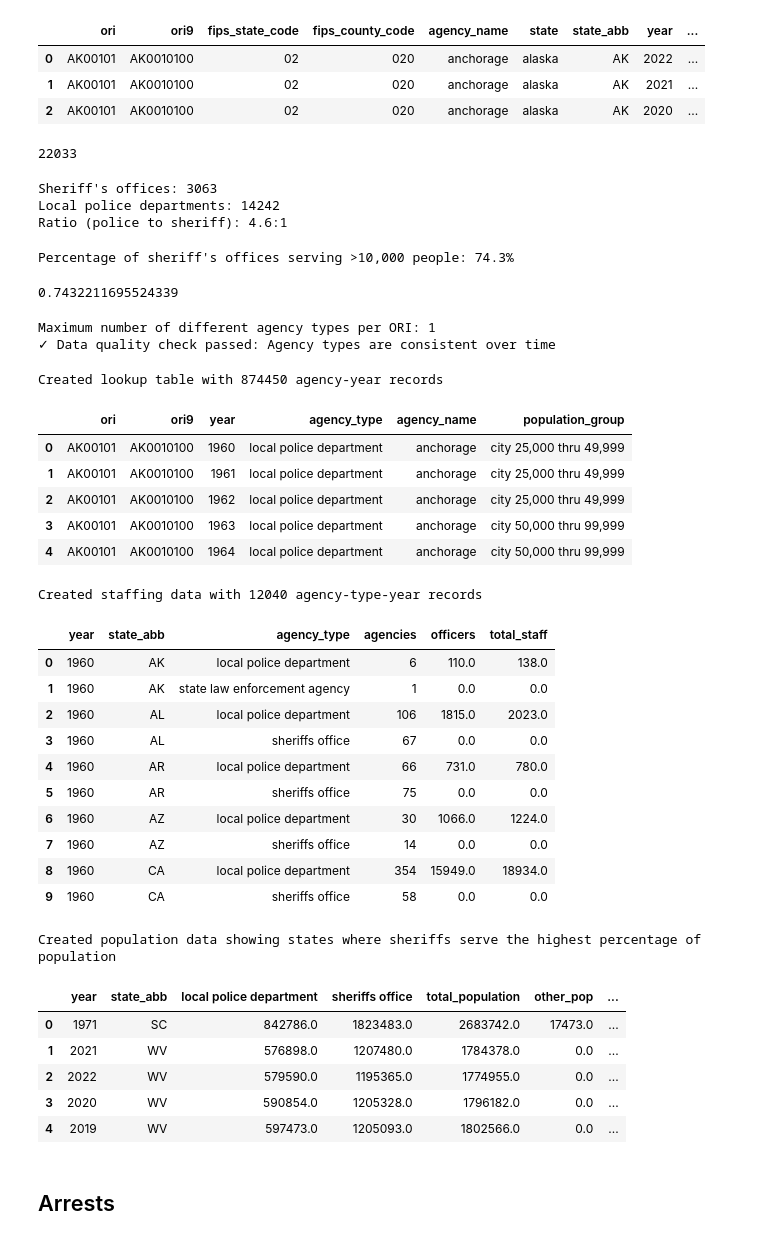
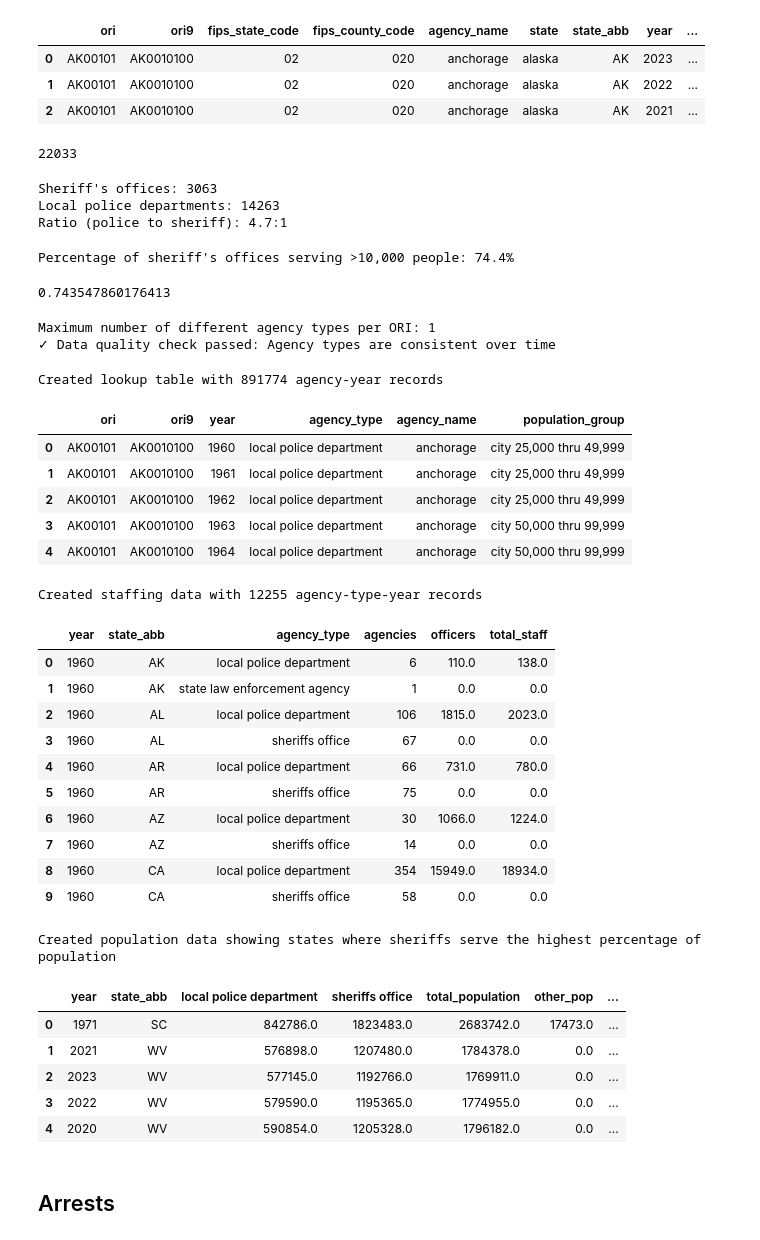
Before and after one commit to cbs-news-data/sheriff_documentary_analysis, a Jupyter notebook: cleaning_notebooks/1_process_ucr.ipynb, the cells around one changed output. Cells and saved outputs as stored; diff of their text form; code cells hidden in the pictures.

```diff
--- a/cleaning_notebooks/1_process_ucr.ipynb
+++ b/cleaning_notebooks/1_process_ucr.ipynb
@@ -35,34 +35,34 @@ keepcols = [
 # %%
 # Load and clean the LEOKA (Law Enforcement Officers Killed and Assaulted) data
 # This data comes from the FBI's Uniform Crime Reporting program and contains information about
 # law enforcement agencies, their staffing levels, and incidents involving officers
 # Source: https://www.icpsr.umich.edu/web/NACJD/studies/38800/datadocumentation
 leoka = (
     pyreadr
     .read_r(
         # Using Jacob Kaplan's concatenated files for easier processing
-        f"../data/leoka_yearly_1960_2022.rds",
+        f"../data/leoka_yearly_1960_2023.rds",
     )
     [None]  # Extract the single dataframe from the R data structure
     [keepcols]  # Select only the columns we need
     .assign(
         # Convert data types to ensure consistency and proper processing
         ori=lambda x: x.ori.astype(str),
         ori9=lambda x: x.ori9.astype(str),
         year = lambda x: x.year.astype(int).astype(str),
         agency_name=lambda x: x.agency_name.astype(str),
         state=lambda x: x.state.astype(str),
         state_abb=lambda x: x.state_abb.astype(str),
         # agency_type=lambda x: x.agency_type.astype(str),  # Commented out - already string
         msa=lambda x: x.msa.astype(str),
     )
 )
 leoka.head(3)
 # %% [output]
 |  | ori | ori9 | fips_state_code | fips_county_code | agency_name | state | state_abb | year | ... |
-| 0 | AK00101 | AK0010100 | 02 | 020 | anchorage | alaska | AK | 2022 | ... |
-| 1 | AK00101 | AK0010100 | 02 | 020 | anchorage | alaska | AK | 2021 | ... |
-| 2 | AK00101 | AK0010100 | 02 | 020 | anchorage | alaska | AK | 2020 | ... |
+| 0 | AK00101 | AK0010100 | 02 | 020 | anchorage | alaska | AK | 2023 | ... |
+| 1 | AK00101 | AK0010100 | 02 | 020 | anchorage | alaska | AK | 2022 | ... |
+| 2 | AK00101 | AK0010100 | 02 | 020 | anchorage | alaska | AK | 2021 | ... |
 # %%
 # Check the total number of unique agencies (using ori9 which is the extended identifier)
 # This gives us a sense of the scope of law enforcement agencies covered in the dataset
@@ -80,8 +80,8 @@ print(f"Local police departments: {police['ori'].nunique()}")
 print(f"Ratio (police to sheriff): {police['ori'].nunique() / sheriffs['ori'].nunique():.1f}:1")
 # %% [output]
 Sheriff's offices: 3063
-Local police departments: 14242
-Ratio (police to sheriff): 4.6:1
+Local police departments: 14263
+Ratio (police to sheriff): 4.7:1
 # %%
 # Calculate what percentage of sheriff's offices serve populations greater than 10,000
 # This helps us understand the size distribution of sheriff's offices
@@ -106,8 +106,8 @@ print(f"Percentage of sheriff's offices serving >10,000 people: {percentage_over
 # Return the raw calculation for reference
 percentage_over_10k
 # %% [output]
-Percentage of sheriff's offices serving >10,000 people: 74.3%
+Percentage of sheriff's offices serving >10,000 people: 74.4%
-0.7432211695524339
+0.743547860176413
 # %%
 # Data quality check: Verify that agency types don't change over time
 # This is important because we need to trust that an agency classified as "sheriff's office"
@@ -164,7 +164,7 @@ type_lookup.to_csv("../outputs/leoka_ori_type_lookup.csv", index=False)
 print(f"Created lookup table with {len(type_lookup)} agency-year records")
 type_lookup.head()
 # %% [output]
-Created lookup table with 874450 agency-year records
+Created lookup table with 891774 agency-year records
 |  | ori | ori9 | year | agency_type | agency_name | population_group |
 | 0 | AK00101 | AK0010100 | 1960 | local police department | anchorage | city 25,000 thru 49,999 |
 | 1 | AK00101 | AK0010100 | 1961 | local police department | anchorage | city 25,000 thru 49,999 |
@@ -198,7 +198,7 @@ print(f"Created staffing data with {len(num_agencies)} agency-type-year records"
 
 num_agencies.head(10)
 # %% [output]
-Created staffing data with 12040 agency-type-year records
+Created staffing data with 12255 agency-type-year records
 |  | year | state_abb | agency_type | agencies | officers | total_staff |
 | 0 | 1960 | AK | local police department | 6 | 110.0 | 138.0 |
 | 1 | 1960 | AK | state law enforcement agency | 1 | 0.0 | 0.0 |
@@ -255,9 +255,9 @@ Created population data showing states where sheriffs serve the highest percenta
 |  | year | state_abb | local police department | sheriffs office | total_population | other_pop | ... |
 | 0 | 1971 | SC | 842786.0 | 1823483.0 | 2683742.0 | 17473.0 | ... |
 | 1 | 2021 | WV | 576898.0 | 1207480.0 | 1784378.0 | 0.0 | ... |
-| 2 | 2022 | WV | 579590.0 | 1195365.0 | 1774955.0 | 0.0 | ... |
-| 3 | 2020 | WV | 590854.0 | 1205328.0 | 1796182.0 | 0.0 | ... |
-| 4 | 2019 | WV | 597473.0 | 1205093.0 | 1802566.0 | 0.0 | ... |
+| 2 | 2023 | WV | 577145.0 | 1192766.0 | 1769911.0 | 0.0 | ... |
+| 3 | 2022 | WV | 579590.0 | 1195365.0 | 1774955.0 | 0.0 | ... |
+| 4 | 2020 | WV | 590854.0 | 1205328.0 | 1796182.0 | 0.0 | ... |
 # %% [markdown]
 ## Arrests
 # %%
```
Also changed, not shown: parts of 3 cells of this notebook, 8 other files.
